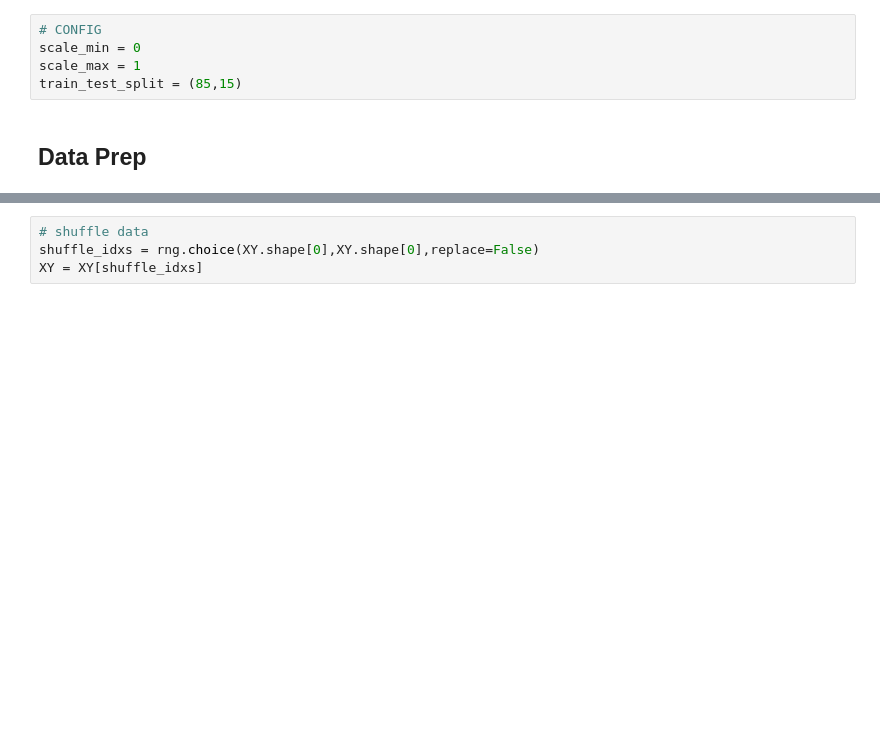
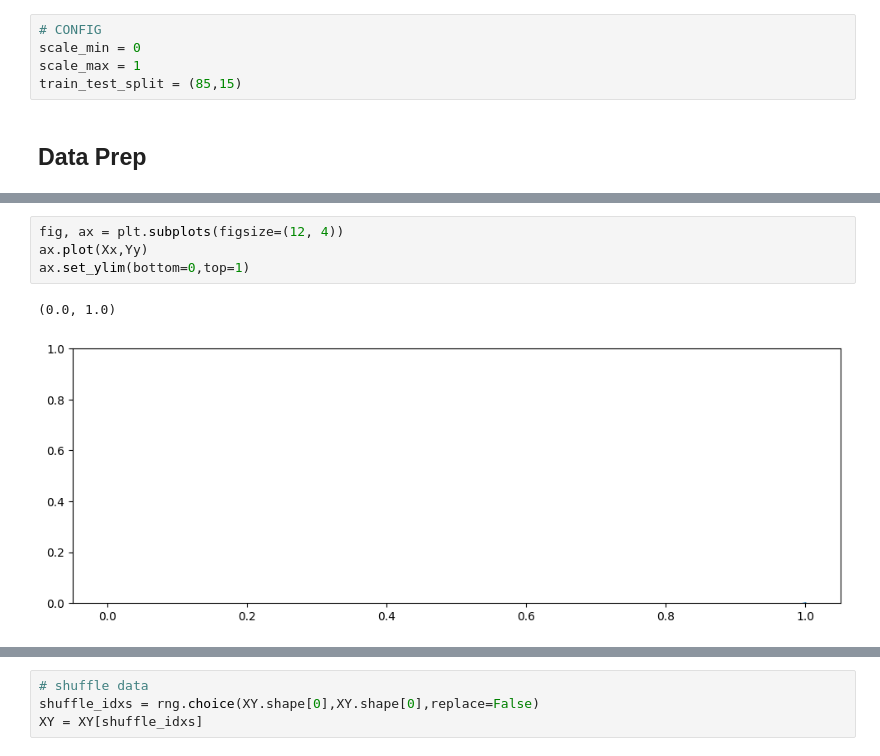
Before and after one commit to celerygemini/kurvy, a Jupyter notebook: poly_dev.ipynb, the cells around one changed output, grey strips where cells are left out. Saved outputs shown, nothing was run; the diff lists cells and outputs as text; blank space fills up the shorter version.

```diff
--- a/poly_dev.ipynb
+++ b/poly_dev.ipynb
@@ -14,0 +76,7 @@ train_test_split = (85,15)
+# %%
+fig, ax = plt.subplots(figsize=(12, 4))
+ax.plot(Xx,Yy)
+ax.set_ylim(bottom=0,top=1)
+# %% [output]
+(0.0, 1.0)
+[figure, added]
```
Also changed, not shown: parts of 9 cells of this notebook, 6 other files.
